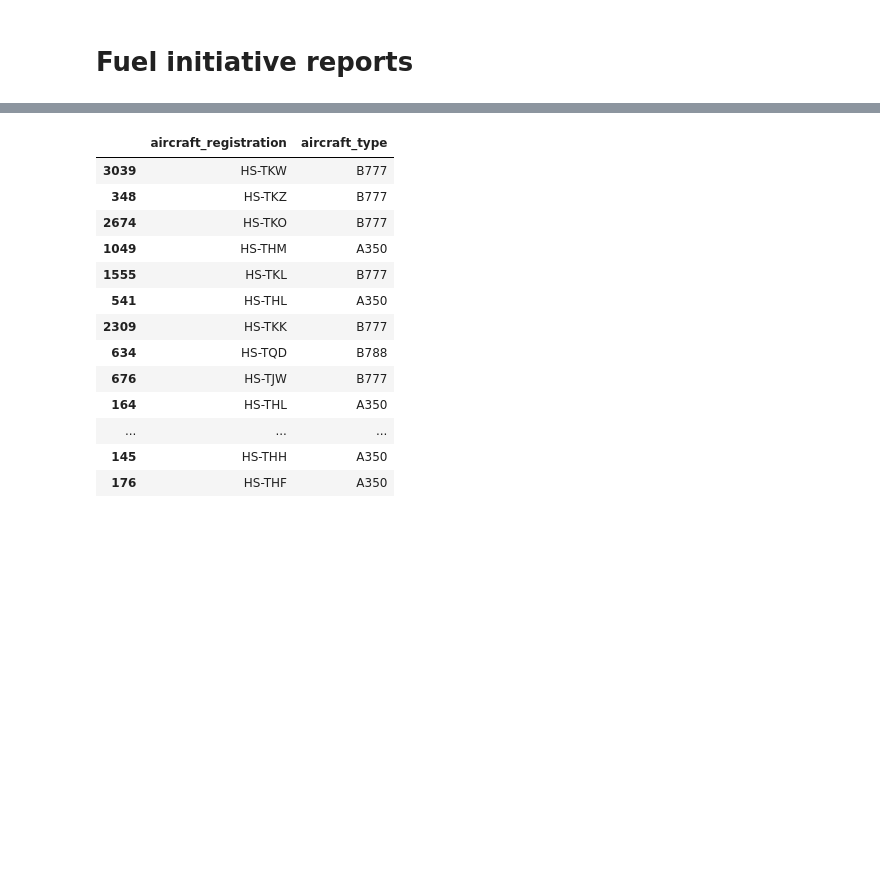
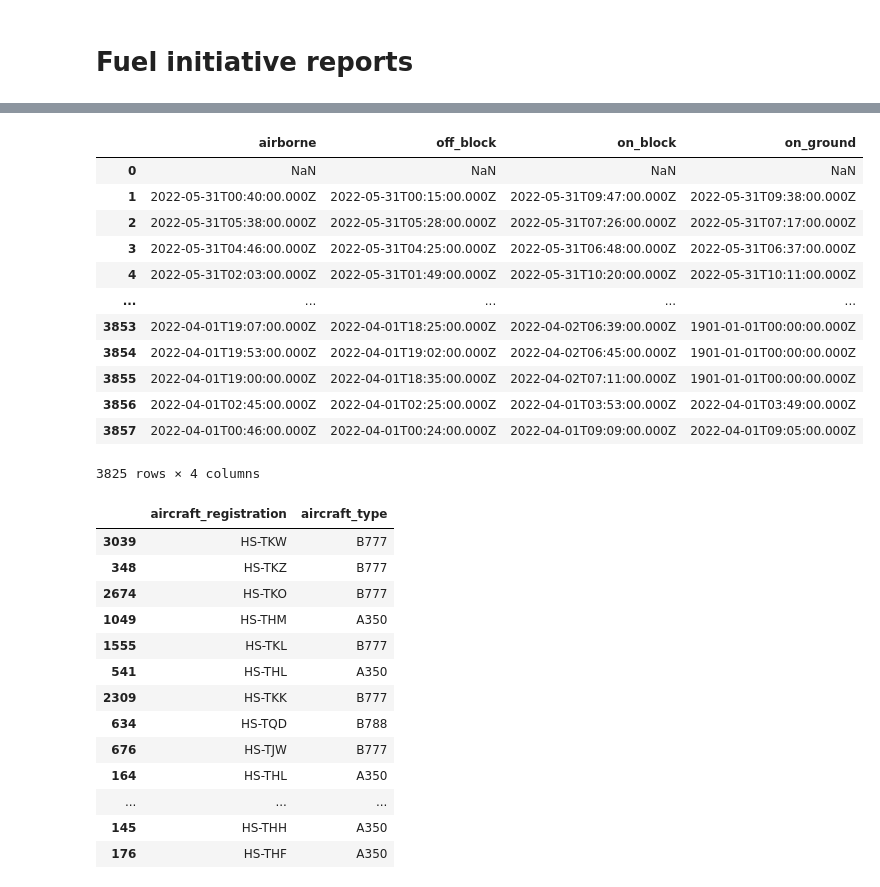
Before and after one commit to peajung/data_extraction, a Jupyter notebook: reports.ipynb, the cells around one changed output, grey strips where cells are left out. Drawn from its saved outputs; the diff is of its cells as text; code cells hidden in the pictures; blank space fills up the shorter version.

```diff
--- a/reports.ipynb
+++ b/reports.ipynb
@@ -111,8 +15,9 @@ to_param = 'to=2022-05-31T23:59:59.000Z'
 -   **denorm_df** : denom data between concerned period
 -   **fuel_report_df** : Create from expand column in fuel report from denorm_df
 # %%
-denorm_df = get_denorm_data(from_param, to_param)
-fuel_report_df = create_fuelreport_df(denorm_df)
+import tgfr
+denorm_df = tgfr.get_denorm_data(from_param, to_param)
+fuel_report_df = tgfr.create_fuelreport_df(denorm_df)
 # %% [markdown]
 ## OP data
 -   op_data_df : read data from OPmovement.xlsx
@@ -232,3 +157,34 @@ qar_df[
 
 # # Remove "-" from aircraft registration
 # qar_df['aircraft_registration'] = qar_df['aircraft_registration'].str.replace('-',"")
+# %%
+# import qar from dump database
+
+# formatting float number
+pd.options.display.float_format = '{:,.2f}'.format
+
+# load qar to DataFrame
+qar_df = pd.read_json('.\data\qar.json')
+
+sel_cols = ['aircraft_registration',
+            'qar_start_time',
+            'aircraft_type',
+            'departure_aerodrome',
+            'one_engine_taxi_out',
+            'takeoff_flaps',
+            'pack_off_takeoff',
+            'acceleration_height',
+            'climb_sd',
+            'descent_sd',
+            'landing_config_height',
+            'reduced_flaps_landing',
+            'idle_reverse_landing_performed',
+            'landing_flaps',
+            'one_engine_taxi_in',
+            'apu_used_during_taxi_in']
+qar_df = qar_df[sel_cols]
+
+# convert qar start date to date column
+qar_df['date'] = qar_df.qar_start_time.apply(pd.Series)
+qar_df['date'] = qar_df.date.apply(pd.to_datetime)
+qar_df.drop(columns='qar_start_time', inplace=True)
@@ -268,3 +395,20 @@ fuel_initiative_report.aircraft_registration.loc[2145][3:5]
+# %%
+denorm_df[['airborne', 'off_block',
+       'on_block', 'on_ground']]
+# %% [output]
+|  | airborne | off_block | on_block | on_ground |
+| 0 | NaN | NaN | NaN | NaN |
+| 1 | 2022-05-31T00:40:00.000Z | 2022-05-31T00:15:00.000Z | 2022-05-31T09:47:00.000Z | 2022-05-31T09:38:00.000Z |
+| 2 | 2022-05-31T05:38:00.000Z | 2022-05-31T05:28:00.000Z | 2022-05-31T07:26:00.000Z | 2022-05-31T07:17:00.000Z |
+| 3 | 2022-05-31T04:46:00.000Z | 2022-05-31T04:25:00.000Z | 2022-05-31T06:48:00.000Z | 2022-05-31T06:37:00.000Z |
+| 4 | 2022-05-31T02:03:00.000Z | 2022-05-31T01:49:00.000Z | 2022-05-31T10:20:00.000Z | 2022-05-31T10:11:00.000Z |
+| ... | ... | ... | ... | ... |
+| 3853 | 2022-04-01T19:07:00.000Z | 2022-04-01T18:25:00.000Z | 2022-04-02T06:39:00.000Z | 1901-01-01T00:00:00.000Z |
+| 3854 | 2022-04-01T19:53:00.000Z | 2022-04-01T19:02:00.000Z | 2022-04-02T06:45:00.000Z | 1901-01-01T00:00:00.000Z |
+| 3855 | 2022-04-01T19:00:00.000Z | 2022-04-01T18:35:00.000Z | 2022-04-02T07:11:00.000Z | 1901-01-01T00:00:00.000Z |
+| 3856 | 2022-04-01T02:45:00.000Z | 2022-04-01T02:25:00.000Z | 2022-04-01T03:53:00.000Z | 2022-04-01T03:49:00.000Z |
+| 3857 | 2022-04-01T00:46:00.000Z | 2022-04-01T00:24:00.000Z | 2022-04-01T09:09:00.000Z | 2022-04-01T09:05:00.000Z |
+3825 rows × 4 columns
 # %%
 fuel_initiative_report[['aircraft_registration', 'aircraft_type']].sample(20)
 # %% [output]
```
Also changed, not shown: parts of 19 cells of this notebook, 5 other files.
